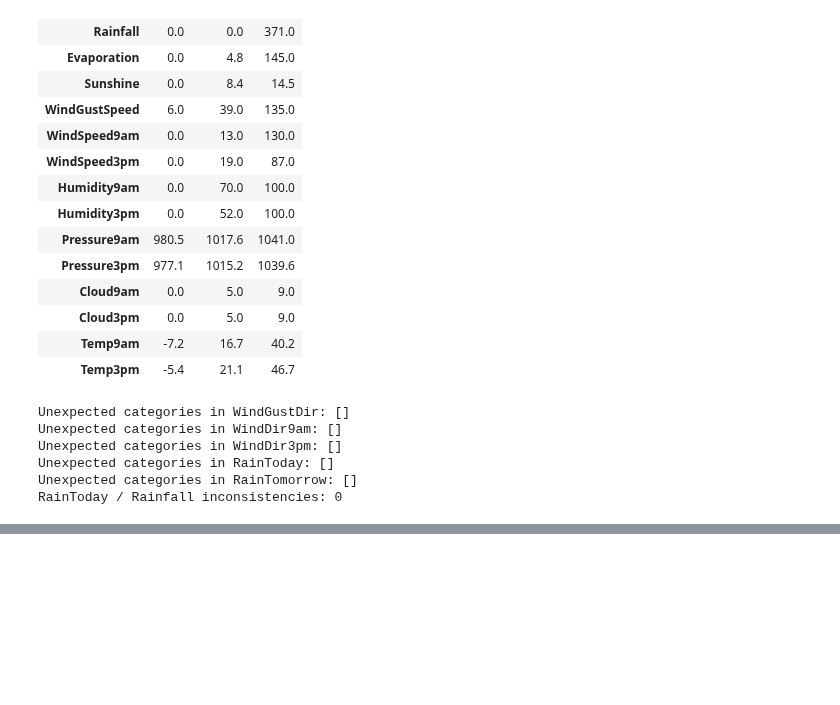
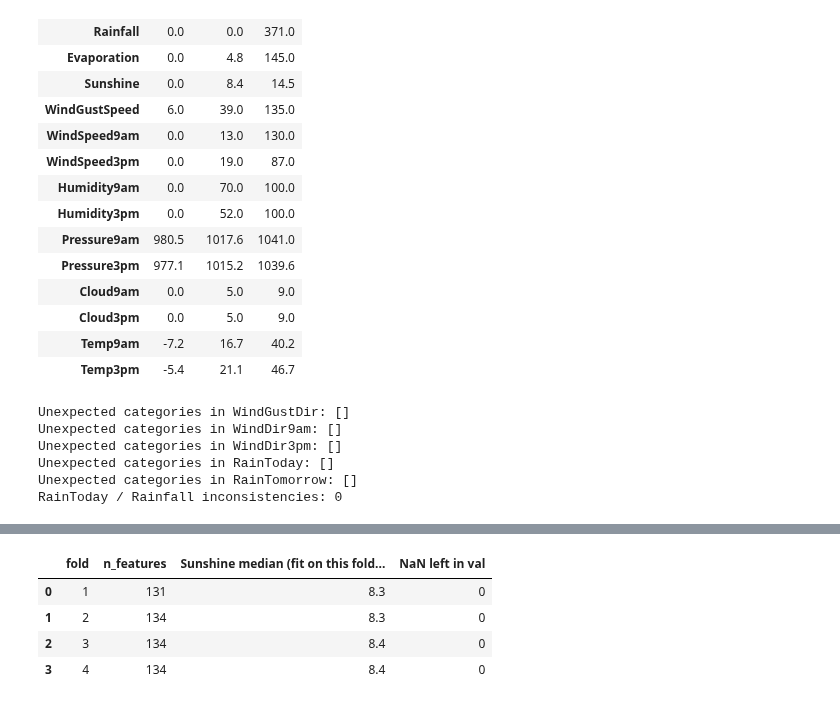
Before and after one commit to khorunzhaviktoriia/ml_mini_project, a Jupyter notebook: EDA.ipynb, the cells around one changed output, grey strips where cells are left out. Cells and saved outputs as stored; diff of their text form; code cells hidden in the pictures; blank space fills up the shorter version.

```diff
--- a/preprocessing.ipynb
+++ b/EDA.ipynb
@@ -20,7 +28,7 @@ pd.set_option("display.max_columns", None)
 ## 2. Load the data and perform an initial audit
 # %%
 raw = pd.read_csv(SOURCE)
-NUMERIC_COLUMNS = raw.select_dtypes(include="number").columns.tolist()
+numeric_columns_audit = raw.select_dtypes(include="number").columns.tolist()
 
 print(f"Shape: {len(raw):,} rows × {raw.shape[1]} columns")
 display(raw.dtypes.rename("dtype").to_frame())
@@ -359,0 +306,21 @@ Saved data\weatherAUS_test.csv
+# %%
+x_train, y_train = get_x_y(train_df)
+
+rows = []
+for k, (tr, va) in enumerate(folds, start=1):
+    prep = build_preprocessor().fit(x_train.iloc[tr])
+    Z_val = prep.transform(x_train.iloc[va])
+    assert not np.isnan(Z_val).any()
+    rows.append({
+        "fold": k,
+        "n_features": Z_val.shape[1],
+        "Sunshine median (fit on this fold's train)": prep.named_transformers_["numeric"].statistics_[NUMERIC_COLUMNS.index("Sunshine")],
+        "NaN left in val": int(np.isnan(Z_val).sum()),
+    })
+display(pd.DataFrame(rows))
+# %% [output]
+|  | fold | n_features | Sunshine median (fit on this fold... | NaN left in val |
+| 0 | 1 | 131 | 8.3 | 0 |
+| 1 | 2 | 134 | 8.3 | 0 |
+| 2 | 3 | 134 | 8.4 | 0 |
+| 3 | 4 | 134 | 8.4 | 0 |
```
Also changed, not shown: parts of 26 cells of this notebook, 2 other files.
